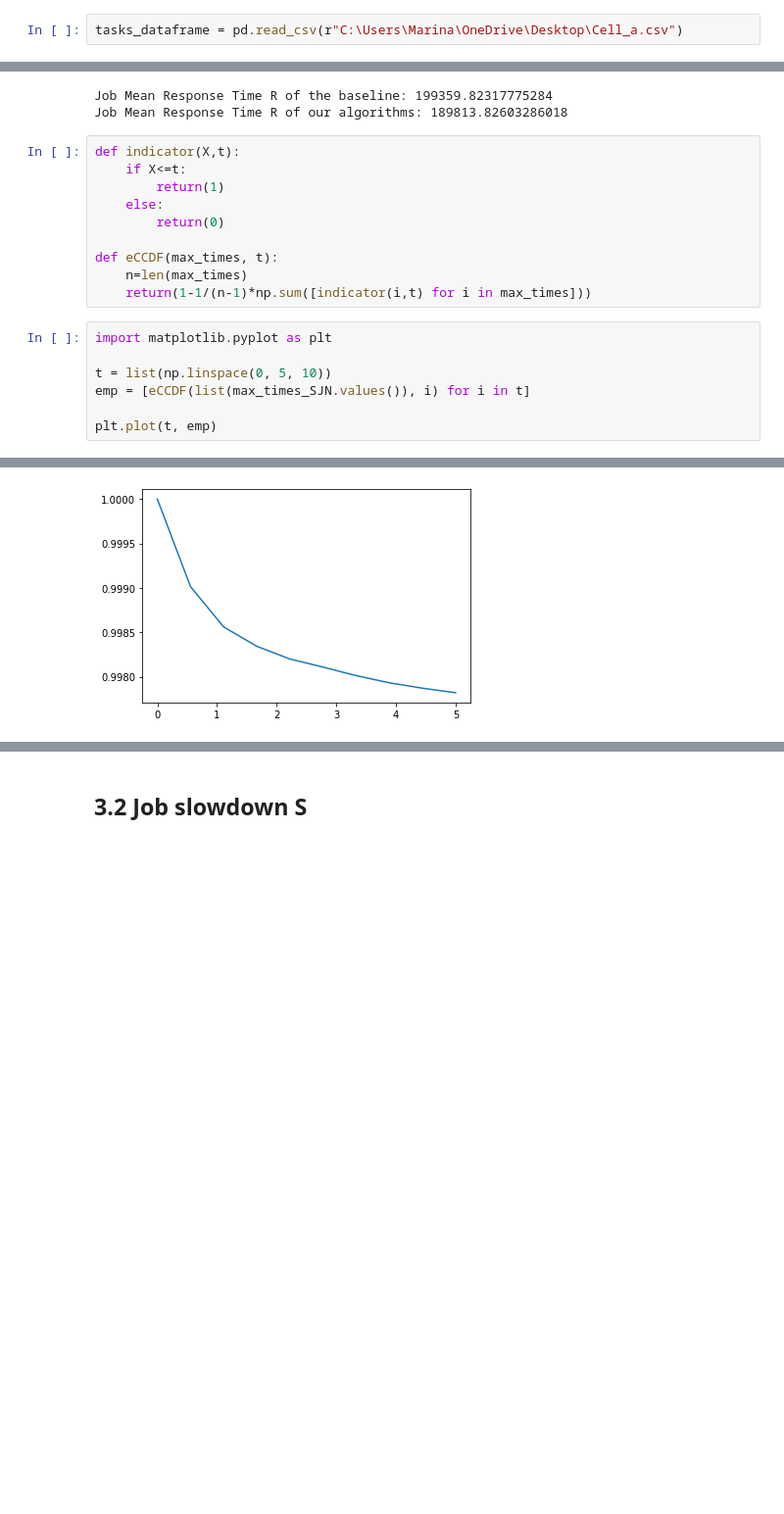
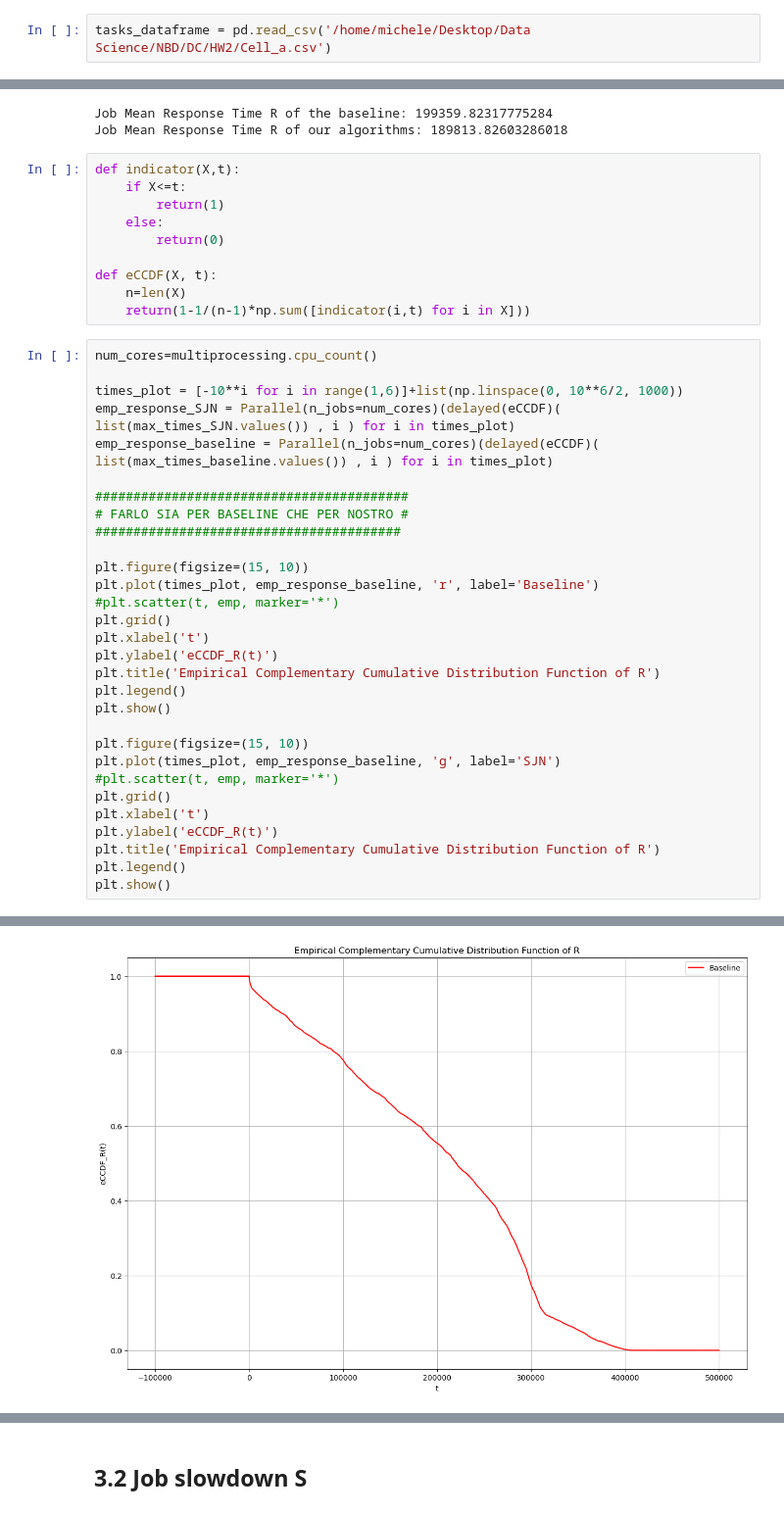
Before and after one commit to maryyyyna/Networking-for-Big-Data-and-Laboratory, a Jupyter notebook: CH2_DataCenter.ipynb, the cells around one changed output, grey strips where cells are left out. Shown at 98% size. Saved outputs shown, nothing was run; the diff lists cells and outputs as text; blank space fills up the shorter version.

```diff
--- a/CH2_DataCenter.ipynb
+++ b/CH2_DataCenter.ipynb
@@ -4,5 +7,5 @@ import numpy as np
 # %%
-tasks_dataframe = pd.read_csv(r"C:\Users\Marina\OneDrive\Desktop\Cell_a.csv")
+tasks_dataframe = pd.read_csv('/home/michele/Desktop/Data Science/NBD/DC/HW2/Cell_a.csv')
 # %% [markdown]
 # 1. Dataset Analysis ( aggiungere IMA)
 # %%
@@ -279,14 +282,37 @@ def indicator(X,t):
     else:
         return(0)
 
-def eCCDF(max_times, t):
-    n=len(max_times)
-    return(1-1/(n-1)*np.sum([indicator(i,t) for i in max_times]))
+def eCCDF(X, t):
+    n=len(X)
+    return(1-1/(n-1)*np.sum([indicator(i,t) for i in X]))
 # %%
-import matplotlib.pyplot as plt
+num_cores=multiprocessing.cpu_count()
 
-t = list(np.linspace(0, 5, 10))
-emp = [eCCDF(list(max_times_SJN.values()), i) for i in t]
+times_plot = [-10**i for i in range(1,6)]+list(np.linspace(0, 10**6/2, 1000))
+emp_response_SJN = Parallel(n_jobs=num_cores)(delayed(eCCDF)( list(max_times_SJN.values()) , i ) for i in times_plot)
+emp_response_baseline = Parallel(n_jobs=num_cores)(delayed(eCCDF)( list(max_times_baseline.values()) , i ) for i in times_plot)
 
-plt.plot(t, emp)
+#########################################
+# FARLO SIA PER BASELINE CHE PER NOSTRO #
+########################################
+
+plt.figure(figsize=(15, 10))
+plt.plot(times_plot, emp_response_baseline, 'r', label='Baseline')
+#plt.scatter(t, emp, marker='*')
+plt.grid()
+plt.xlabel('t')
+plt.ylabel('eCCDF_R(t)')
+plt.title('Empirical Complementary Cumulative Distribution Function of R')
+plt.legend()
+plt.show()
+
+plt.figure(figsize=(15, 10))
+plt.plot(times_plot, emp_response_baseline, 'g', label='SJN')
+#plt.scatter(t, emp, marker='*')
+plt.grid()
+plt.xlabel('t')
+plt.ylabel('eCCDF_R(t)')
+plt.title('Empirical Complementary Cumulative Distribution Function of R')
+plt.legend()
+plt.show()
 # %% [output]
@@ -294 +319 @@ plt.plot(t, emp)
-[figure, old version]
+[figure, new version]
```
Also changed, not shown: parts of 9 cells of this notebook.
